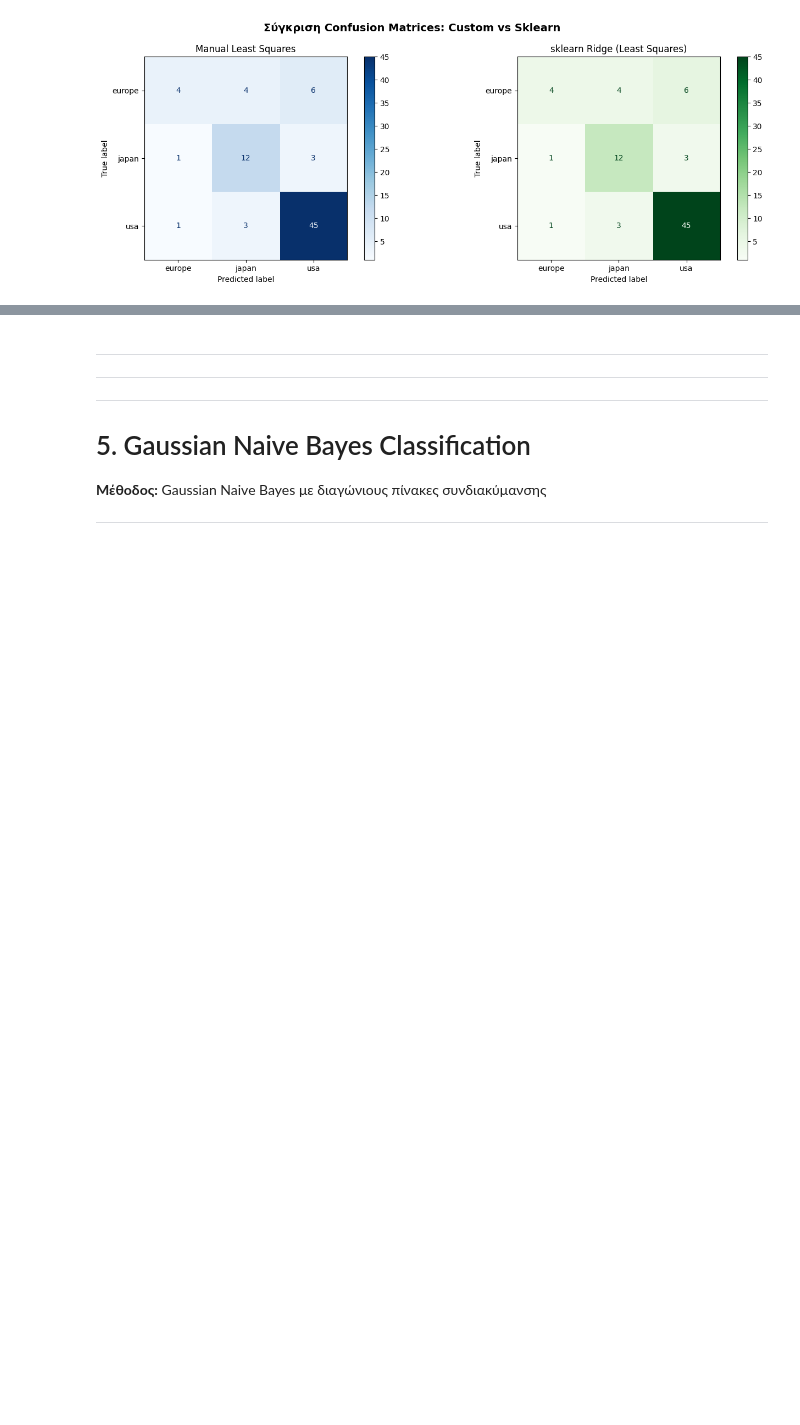
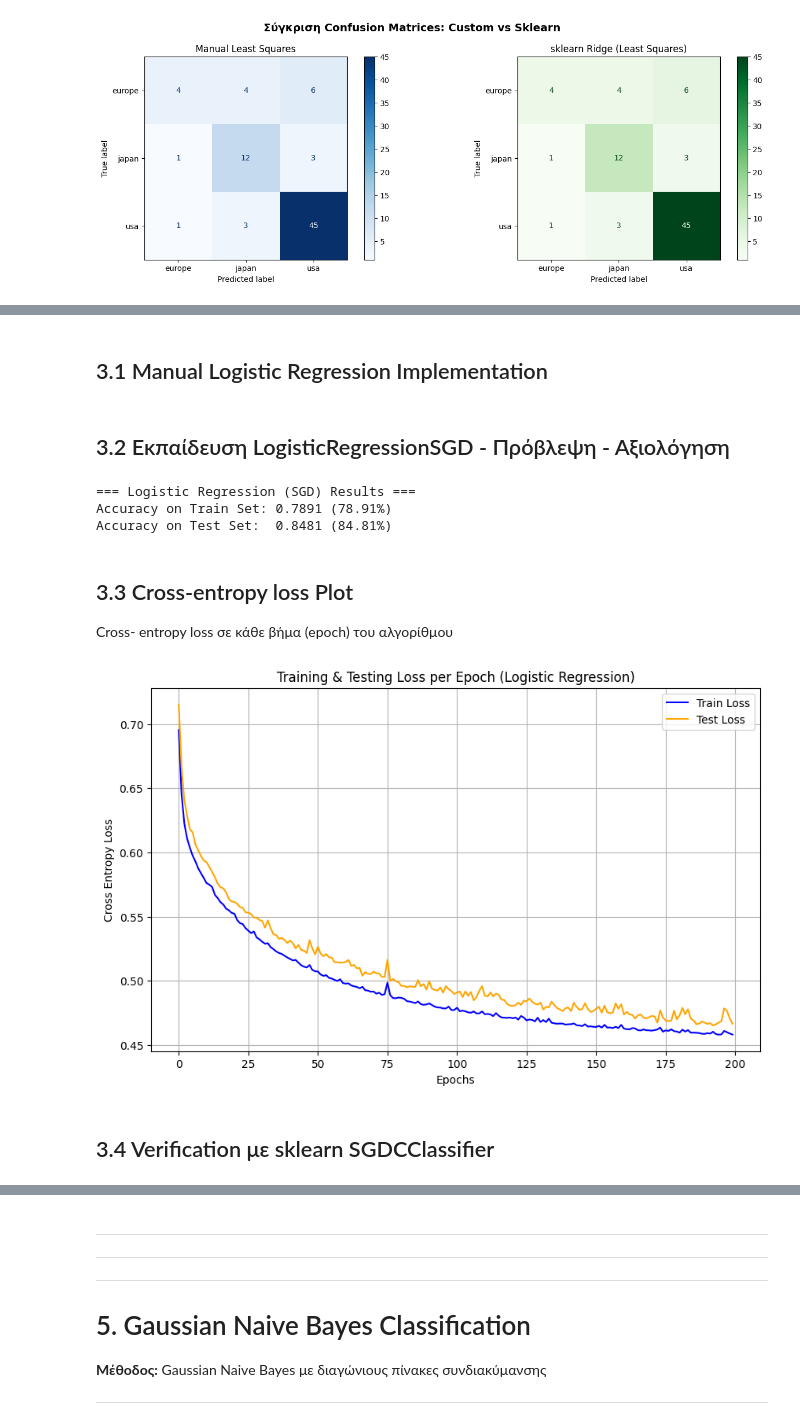
Before and after one commit to dgodolias/auto-mpg-classification-analysis, a Jupyter notebook: notebooks/Complete_Analysis.ipynb, the cells around one changed output, grey strips where cells are left out. Cells and saved outputs as stored; diff of their text form; code cells hidden in the pictures; blank space fills up the shorter version.

Commit message:
Logistic Regression ready

```diff
--- a/notebooks/Complete_Analysis.ipynb
+++ b/notebooks/Complete_Analysis.ipynb
@@ -449,0 +463,2 @@ plt.show()
+# %% [markdown]
+## 3.1 Manual Logistic Regression Implementation
@@ -449,0 +549,35 @@ plt.show()
+# %% [markdown]
+## 3.2 Εκπαίδευση LogisticRegressionSGD - Πρόβλεψη - Αξιολόγηση
+# %%
+log_reg = LogisticRegressionSGD(learning_rate=0.01, epochs=200, batch_size=1)
+
+# (Περνάμε και το Test set ΓΙΑ ΤΟ PLOT, όπως ζητάει η εκφώνηση)
+log_reg.fit(X_train_scaled, y_train, X_test=X_test_scaled, y_test=y_test)
+
+train_acc_lr = log_reg.score(X_train_scaled, y_train)
+test_acc_lr = log_reg.score(X_test_scaled, y_test)
+
+print("=== Logistic Regression (SGD) Results ===")
+print(f"Accuracy on Train Set: {train_acc_lr:.4f} ({train_acc_lr*100:.2f}%)")
+print(f"Accuracy on Test Set:  {test_acc_lr:.4f} ({test_acc_lr*100:.2f}%)")
+# %% [output]
+=== Logistic Regression (SGD) Results ===
+Accuracy on Train Set: 0.7891 (78.91%)
+Accuracy on Test Set:  0.8481 (84.81%)
+# %% [markdown]
+## 3.3 Cross-entropy loss Plot
+Cross- entropy loss σε κάθε βήμα (epoch) του αλγορίθμου
+# %%
+plt.figure(figsize=(10, 6))
+plt.plot(log_reg.loss_history_train, label='Train Loss', color='blue')
+plt.plot(log_reg.loss_history_test, label='Test Loss', color='orange')
+plt.xlabel('Epochs')
+plt.ylabel('Cross Entropy Loss')
+plt.title('Training & Testing Loss per Epoch (Logistic Regression)')
+plt.legend()
+plt.grid(True)
+plt.show()
+# %% [output]
+[figure, added]
+# %% [markdown]
+## 3.4 Verification με sklearn SGDCClassifier
```
Also changed, not shown: parts of 12 cells of this notebook.
